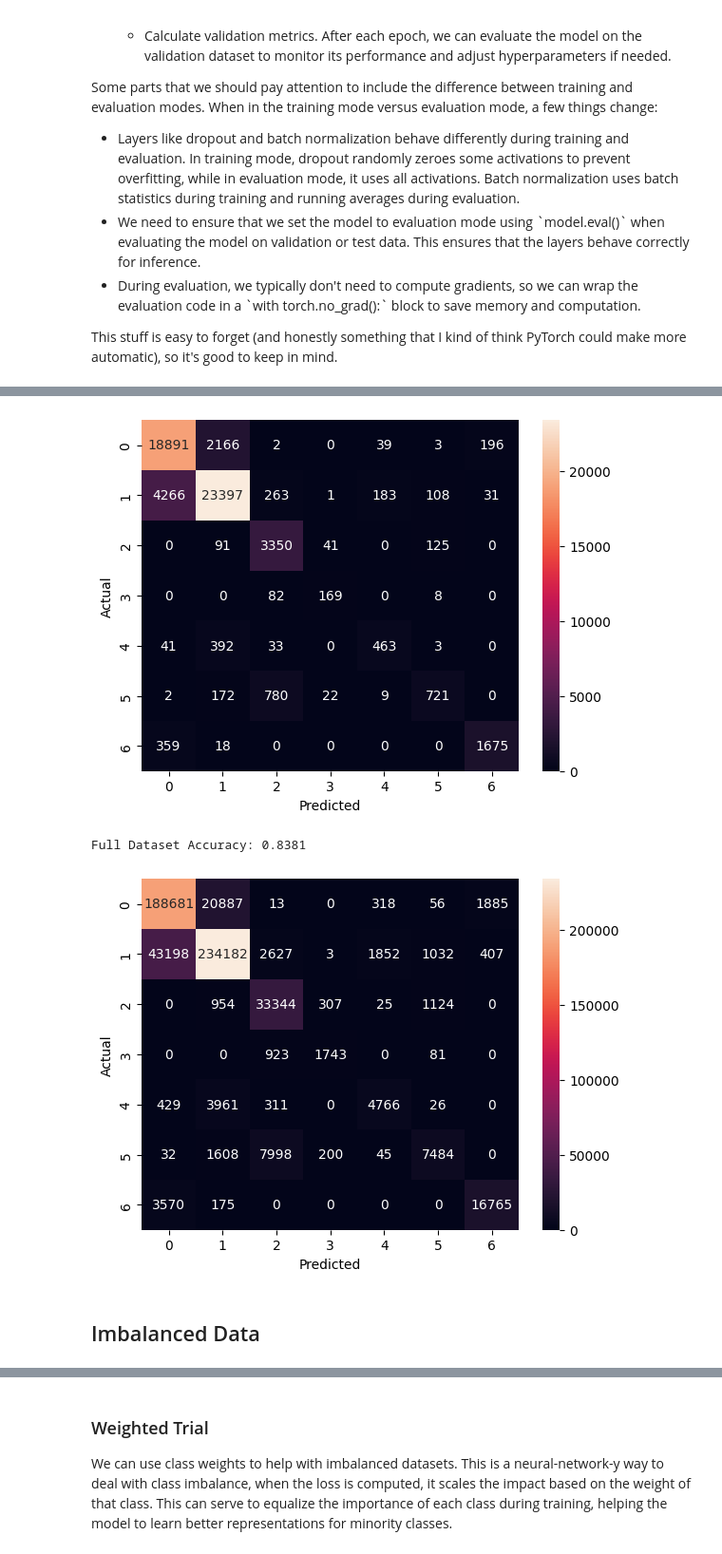
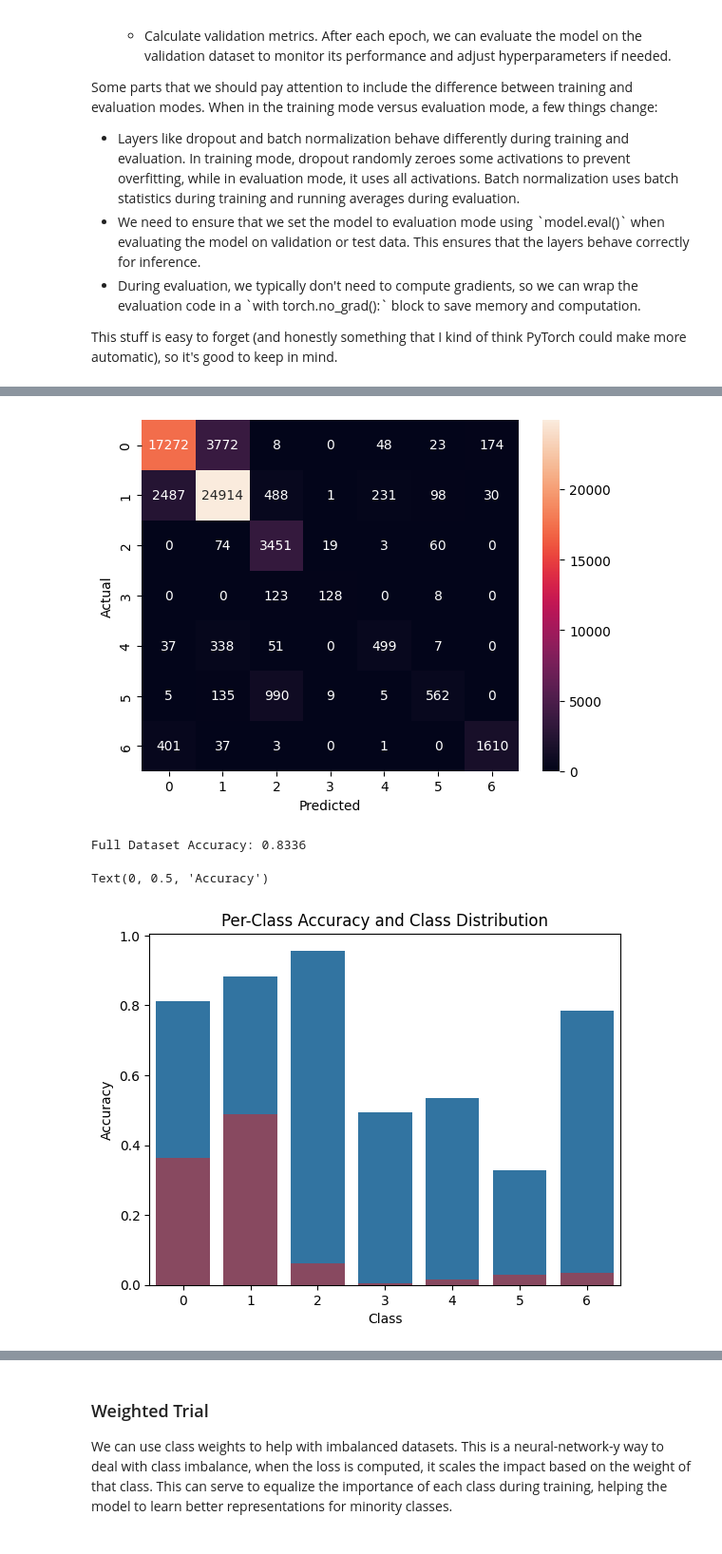
Before and after one commit to AkeemSemperDataScience/Intro_to_Machine_Learning_Students, a Jupyter notebook: 023_TORCH_pytorch_custom_data.ipynb, the cells around one changed output, grey strips where cells are left out. Shown at 95% size. Saved outputs shown, nothing was run; the diff lists cells and outputs as text; code cells hidden in the pictures.

```diff
--- a/023_TORCH_pytorch_custom_data.ipynb
+++ b/023_TORCH_pytorch_custom_data.ipynb
@@ -291,8 +305,15 @@ These are only starting points, some scenarios perform better with different cho
 
 In the example here (down a bit lower), there's a flag to enable class weights for imbalanced classes. This is a common technique to help the model pay more attention to under-represented classes during training. The weights are calculated based on the frequency of each class in the dataset, and passed to the loss function. This way, when the model makes a mistake on a sample from a minority class, the loss will be higher, encouraging the model to learn better representations for those classes.
 # %%
+USE_SEQUENTIAL_MODEL = True
+
 # Define the loss function and optimizer
-model = SimpleNN(input_size=INPUT_SIZE, hidden_size=HIDDEN_SIZE, output_size=OUTPUT_SIZE, debug_preds=False)
+if USE_SEQUENTIAL_MODEL:
+    model = SequentialModel(input_size=INPUT_SIZE, hidden_size=HIDDEN_SIZE, output_size=OUTPUT_SIZE)
+
+else:
+    model = SimpleNN(input_size=INPUT_SIZE, hidden_size=HIDDEN_SIZE, output_size=OUTPUT_SIZE, debug_preds=False)
+
 optimizer = torch.optim.Adam(model.parameters(), lr=LEARNING_RATE)
 criterion = nn.CrossEntropyLoss()
 # %% [markdown]
@@ -359,7 +380,7 @@ def train_model(model, train_dataloader, val_dataloader, criterion, optimizer, e
         val_accuracy = correct / len(val_dataloader.dataset)
         print(f"\tValidation Loss: {val_epoch_loss:.4f}, Validation Accuracy: {val_accuracy:.4f}")
 
-def test_model(test_dataloader, model, print_pred_and_label=False):
+def test_model(test_dataloader, model):
     model.to(device)
     model.eval()
     correct = 0
@@ -372,11 +393,7 @@ def test_model(test_dataloader, model, print_pred_and_label=False):
             correct += (preds == labels).sum().item()
             preds_labels.extend(zip(preds.cpu().numpy(), labels.cpu().numpy()))
     test_accuracy = correct / len(test_dataloader.dataset)
-    #print(f"Test Accuracy: {test_accuracy:.4f}")
-    if print_pred_and_label:
-        for pred, label in preds_labels:
-            #print(f"Predicted: {pred}, Actual: {label}")
-            pass
+
     return preds_labels
 # %%
 train_model(model, train_dataloader, val_dataloader, criterion, optimizer, EPOCHS)
@@ -402,25 +419,34 @@ Epoch 100/100:
-# %%
-test_preds = test_model(test_dataloader, model)
-sns.heatmap(pd.crosstab(
-    pd.Series([label for _, label in test_preds], name='Actual'),
-    pd.Series([pred for pred, _ in test_preds], name='Predicted')
-), annot=True, fmt='d')
-plt.show()
-# %% [output]
-[figure, removed]
-# %%
-# Run full test of all data
-full_dataset = CustomDataset(dataframe=df, feature_colnames=feature_cols, target_colname=target_col)
-full_dataloader = DataLoader(full_dataset, batch_size=BATCH_SIZE, shuffle=False)
-full_preds = test_model(full_dataloader, model)
-print(f"Full Dataset Accuracy: {len([1 for pred, label in full_preds if pred == label]) / len(full_preds):.4f}")
-sns.heatmap(pd.crosstab(
-    pd.Series([label for _, label in full_preds], name='Actual'),
-    pd.Series([pred for pred, _ in full_preds], name='Predicted')
-), annot=True, fmt='d')
-plt.show()
-# %% [output]
-Full Dataset Accuracy: 0.8381
-[figure, removed]
-# %% [markdown]
-## Imbalanced Data
+# %%
+
+full_preds = test_model(test_dataloader, model)
+
+sns.heatmap(pd.crosstab(
+    pd.Series([label for _, label in full_preds], name='Actual'),
+    pd.Series([pred for pred, _ in full_preds], name='Predicted')
+), annot=True, fmt='d')
+plt.show()
+print(f"Full Dataset Accuracy: {len([1 for pred, label in full_preds if pred == label]) / len(full_preds):.4f}")
+per_class_accuracy = {}
+for pred, label in full_preds:
+    if label not in per_class_accuracy:
+        per_class_accuracy[label] = {'correct': 0, 'total': 0}
+    per_class_accuracy[label]['total'] += 1
+    if pred == label:
+        per_class_accuracy[label]['correct'] += 1
+
+sns.barplot(x=list(per_class_accuracy.keys()), y=[per_class_accuracy[label]['correct'] / per_class_accuracy[label]['total'] for label in per_class_accuracy.keys()])
+class_count_percentages = class_counts / class_counts.sum()
+class_count_percentages.index = class_count_percentages.index - 1  # Shift index to match class labels starting from 0
+sns.barplot(x=class_count_percentages.index, y=class_count_percentages.values, alpha=0.5, color='red')
+#add additional barplot with class counts
+#ax = plt.gca()
+#class_counts_normalized = class_counts / class_counts.max()
+#sns.barplot(x=class_counts.index, y=class_counts.values, alpha=0.5, color='red')
+plt.title('Per-Class Accuracy and Class Distribution')
+plt.xlabel('Class')
+plt.ylabel('Accuracy')
+# %% [output]
+[figure, added]
+Full Dataset Accuracy: 0.8336
+Text(0, 0.5, 'Accuracy')
+[figure, added]
```
Also changed, not shown: parts of 25 cells of this notebook, 5 other files.
